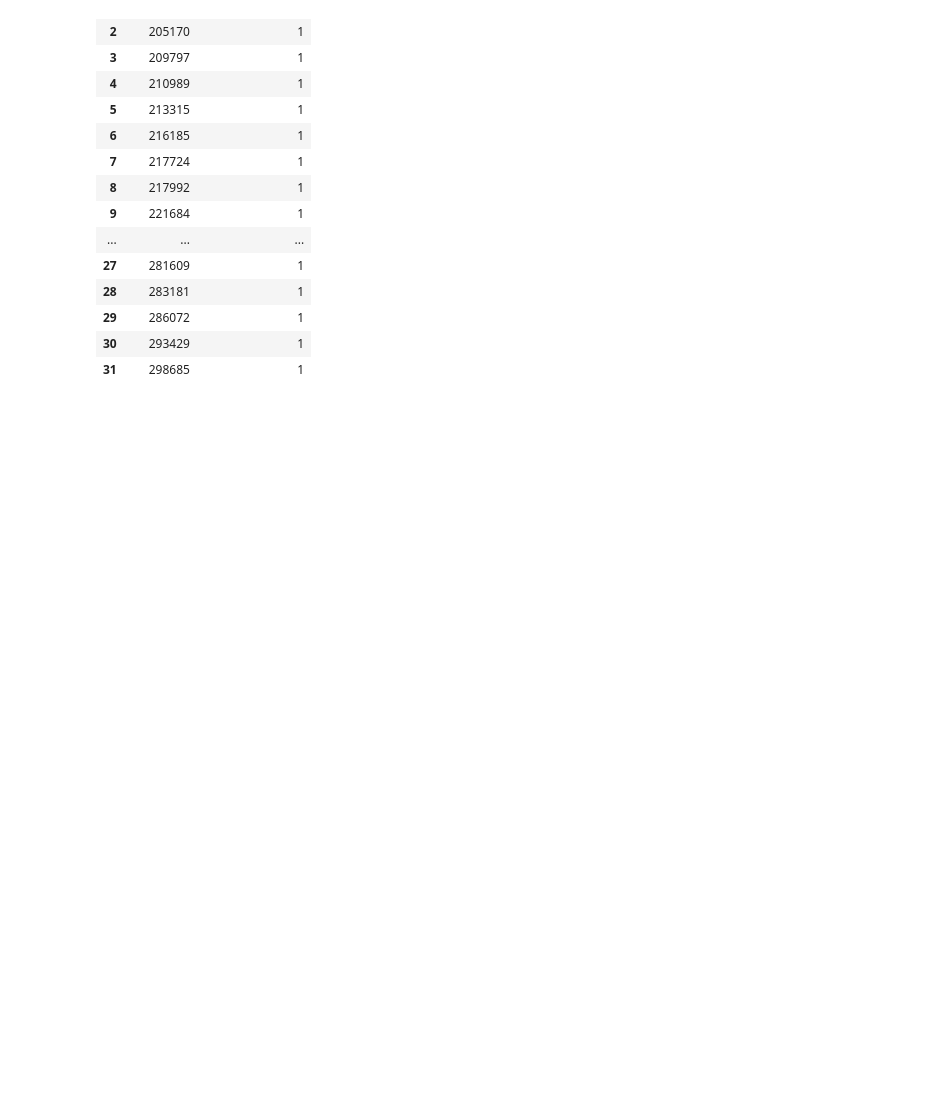
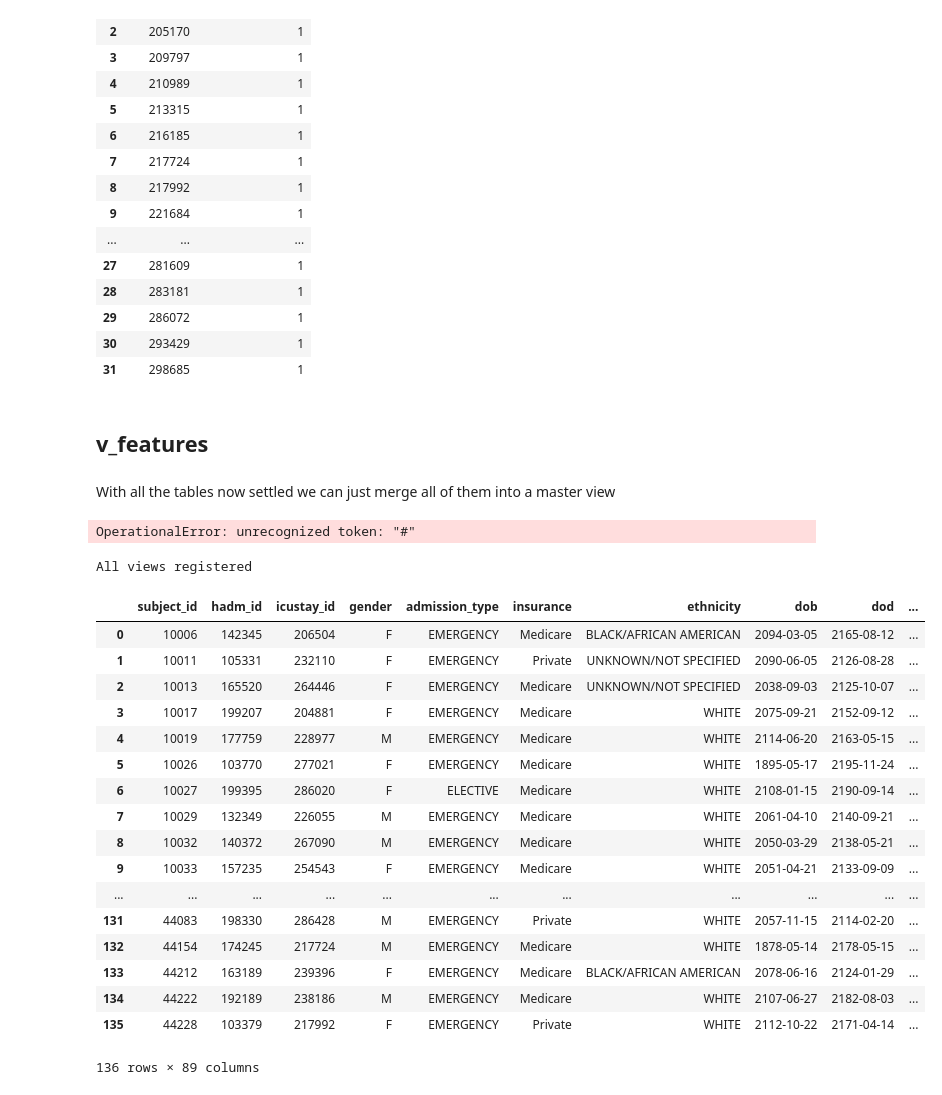
Before and after one commit to cristopher-d-delgado/clinical_intelligence, a Jupyter notebook: notebooks/eda.ipynb, the cells around one changed output. Saved outputs shown, nothing was run; the diff lists cells and outputs as text; code cells hidden in the pictures; blank space fills up the shorter version.

```diff
--- a/notebooks/eda.ipynb
+++ b/notebooks/eda.ipynb
@@ -1096,0 +1081,49 @@ pd.read_sql("""
+# %% [markdown]
+## v_features
+# %% [markdown]
+With all the tables now settled we can just merge all of them into a master view
+# %%
+with open('../sql/features.sql', 'r') as f:
+    sql = f.read()
+
+conn.executescript(sql)
+print("All views created")
+# %% [output]
+OperationalError: unrecognized token: "#"
+# %%
+# Read and execute the entire features.sql file
+with open('../sql/features.sql', 'r') as f:
+    sql = f.read()
+
+# Step 2 — Split on semicolons and execute each statement
+for stmt in [s.strip() for s in sql.split(';') if s.strip()]:
+    try:
+        conn.execute(stmt)
+    except Exception as e:
+        print(f"Warning: {e}")
+
+print("All views registered")
+
+# Step 3 — Query the master view
+df = pd.read_sql("SELECT * FROM v_features", conn)
+df
+# %% [output]
+All views registered
+|  | subject_id | hadm_id | icustay_id | gender | admission_type | insurance | ethnicity | dob | dod | ... |
+| 0 | 10006 | 142345 | 206504 | F | EMERGENCY | Medicare | BLACK/AFRICAN AMERICAN | 2094-03-05 | 2165-08-12 | ... |
+| 1 | 10011 | 105331 | 232110 | F | EMERGENCY | Private | UNKNOWN/NOT SPECIFIED | 2090-06-05 | 2126-08-28 | ... |
+| 2 | 10013 | 165520 | 264446 | F | EMERGENCY | Medicare | UNKNOWN/NOT SPECIFIED | 2038-09-03 | 2125-10-07 | ... |
+| 3 | 10017 | 199207 | 204881 | F | EMERGENCY | Medicare | WHITE | 2075-09-21 | 2152-09-12 | ... |
+| 4 | 10019 | 177759 | 228977 | M | EMERGENCY | Medicare | WHITE | 2114-06-20 | 2163-05-15 | ... |
+| 5 | 10026 | 103770 | 277021 | F | EMERGENCY | Medicare | WHITE | 1895-05-17 | 2195-11-24 | ... |
+| 6 | 10027 | 199395 | 286020 | F | ELECTIVE | Medicare | WHITE | 2108-01-15 | 2190-09-14 | ... |
+| 7 | 10029 | 132349 | 226055 | M | EMERGENCY | Medicare | WHITE | 2061-04-10 | 2140-09-21 | ... |
+| 8 | 10032 | 140372 | 267090 | M | EMERGENCY | Medicare | WHITE | 2050-03-29 | 2138-05-21 | ... |
+| 9 | 10033 | 157235 | 254543 | F | EMERGENCY | Medicare | WHITE | 2051-04-21 | 2133-09-09 | ... |
+| ... | ... | ... | ... | ... | ... | ... | ... | ... | ... | ... |
+| 131 | 44083 | 198330 | 286428 | M | EMERGENCY | Private | WHITE | 2057-11-15 | 2114-02-20 | ... |
+| 132 | 44154 | 174245 | 217724 | M | EMERGENCY | Medicare | WHITE | 1878-05-14 | 2178-05-15 | ... |
+| 133 | 44212 | 163189 | 239396 | F | EMERGENCY | Medicare | BLACK/AFRICAN AMERICAN | 2078-06-16 | 2124-01-29 | ... |
+| 134 | 44222 | 192189 | 238186 | M | EMERGENCY | Medicare | WHITE | 2107-06-27 | 2182-08-03 | ... |
+| 135 | 44228 | 103379 | 217992 | F | EMERGENCY | Private | WHITE | 2112-10-22 | 2171-04-14 | ... |
+136 rows × 89 columns
```
Also changed, not shown: parts of 1 cell of this notebook, 1 other file.
